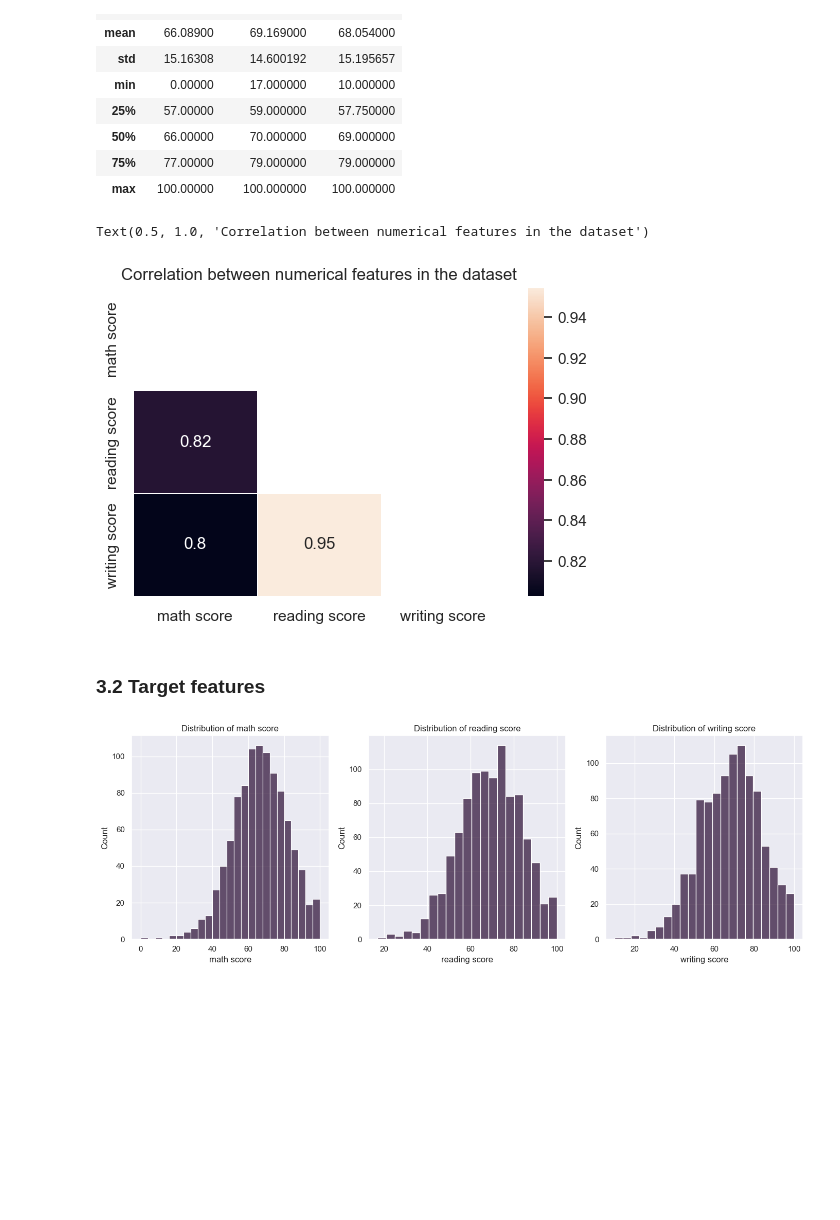
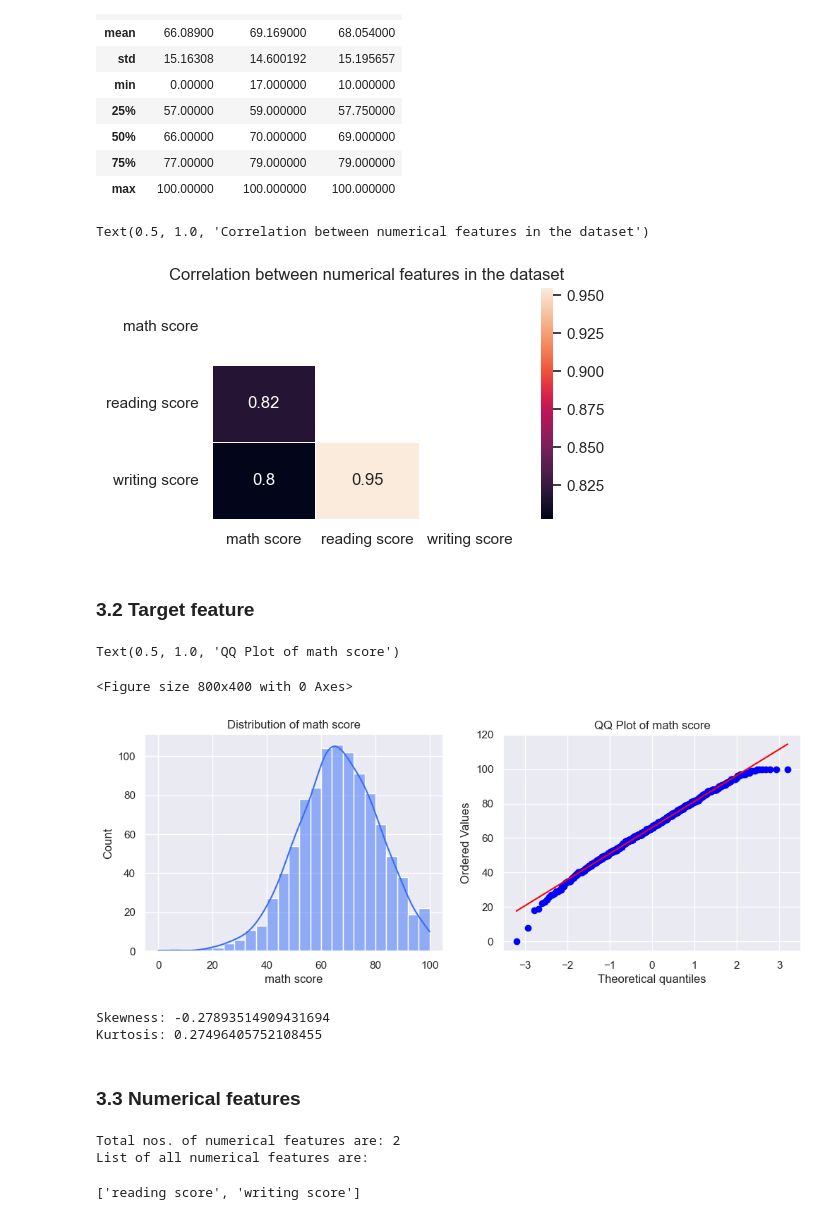
Before and after one commit to AmanKrSahu/Student-Performance-Indicator, a Jupyter notebook: notebook/Exploratory Data Analysis.ipynb, the cells around one changed output. Saved outputs shown, nothing was run; the diff lists cells and outputs as text; code cells hidden in the pictures; blank space fills up the shorter version.

```diff
--- a/notebook/Exploratory Data Analysis.ipynb
+++ b/notebook/Exploratory Data Analysis.ipynb
@@ -28,7 +28,7 @@ import pandas as pd
 # Plots
 import matplotlib.pyplot as plt
 import seaborn as sns
-sns.set(style='darkgrid', palette='rocket')
+sns.set(style='darkgrid', palette='rainbow')
 
 # Stats
 import scipy.stats as stats
@@ -45,7 +45,7 @@ pd.options.display.max_rows = 8000
 ## 2. Getting the dataset
 # %%
 # Creating a dataframe
-df = pd.read_csv('./data/StudentsPerformance.csv')
+df = pd.read_csv('./data/Students_Performance.csv')
 df.sample(5)
 # %% [output]
 |  | gender | race/ethnicity | parental level of education | lunch | test preparation course | math score | ... |
@@ -102,25 +102,48 @@ df.describe()
 | max | 100.00000 | 100.000000 | 100.000000 |
 # %%
 # Correlation between different numerical features
-plt.figure(figsize=(6,4))
+plt.figure(figsize=(5,3))
 mask = np.triu(np.ones_like(df.corr(), dtype=bool))
 sns.heatmap(df.corr(), annot=True, linewidths=.5, mask=mask).set(facecolor = 'white')
 plt.title("Correlation between numerical features in the dataset")
 # %% [output]
 Text(0.5, 1.0, 'Correlation between numerical features in the dataset')
-[figure, old version]
+[figure, new version]
 # %% [markdown]
-### 3.2 Target features
+### 3.2 Target feature
 # %%
-# Extracting all the target features
-target_features = ['math score', 'reading score', 'writing score']
+# Plotting distribution of target features
+plt.figure(figsize=(8,4))
+fig, ax = plt.subplots(1, 2, figsize=(12,4))
 
-# Plotting distribution of target features
-plt.figure(figsize=(14,5))
-for count, feature in enumerate(target_features):
-    ax = plt.subplot(1, 3, count+1)
-    sns.histplot(data=df, x=feature, ax=ax)
-    ax.set_title(f"Distribution of {feature}")
-plt.tight_layout()
+# Distribution of continuous features
+sns.histplot(data=df, x='math score', ax=ax[0], kde=True)
+ax[0].set_title(f"Distribution of math score")
+
+# QQ Plot of continuous features
+stats.probplot(df['math score'],dist='norm',plot=plt)
+ax[1].set_title(f"QQ Plot of math score")
 # %% [output]
+Text(0.5, 1.0, 'QQ Plot of math score')
+<Figure size 800x400 with 0 Axes>
-[figure, old version]
+[figure, new version]
+# %%
+# Skewness and Kurtosis
+print(f"Skewness: {df['math score'].skew()}")
+print(f"Kurtosis: {df['math score'].kurt()}")
+# %% [output]
+Skewness: -0.27893514909431694
+Kurtosis: 0.27496405752108455
+# %% [markdown]
+### 3.3 Numerical features
+# %%
+# Extracting all the numerical features
+numerical_features = [feature for feature in df.select_dtypes(exclude='object').columns if feature not in ['math score']]
+
+print(f"Total nos. of numerical features are: {len(numerical_features)}")
+print("List of all numerical features are:")
+numerical_features
+# %% [output]
+Total nos. of numerical features are: 2
+List of all numerical features are:
+['reading score', 'writing score']
```
Also changed, not shown: parts of 12 cells of this notebook, 4 other files.
